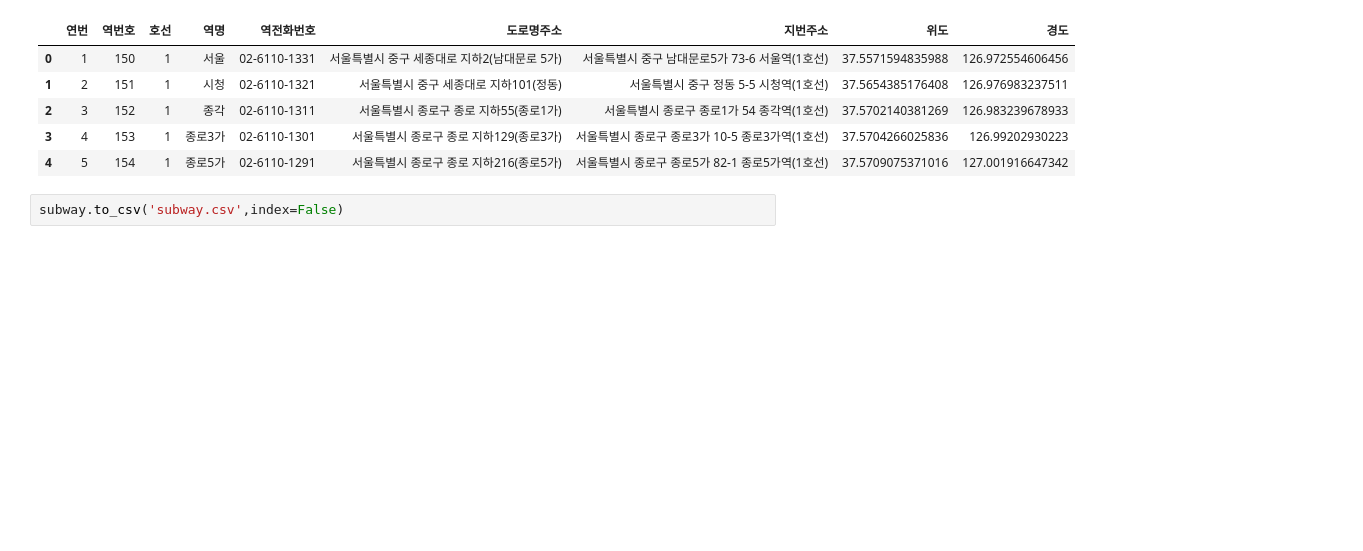
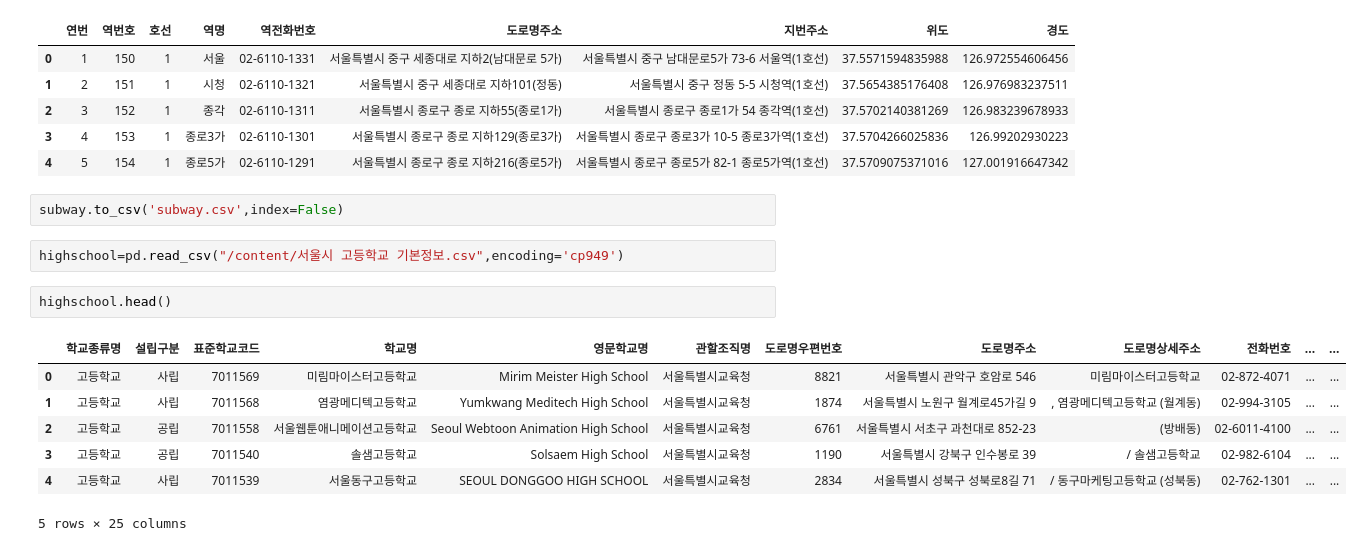
Before and after one commit to b00kkk/bikeseoul, a Jupyter notebook: seoulbike_processing.ipynb, the cells around one changed output. Saved outputs shown, nothing was run; the diff lists cells and outputs as text; blank space fills up the shorter version.

```diff
--- a/seoulbike_processing.ipynb
+++ b/seoulbike_processing.ipynb
@@ -279,3 +270,15 @@ subway.head()
 | 4 | 5 | 154 | 1 | 종로5가 | 02-6110-1291 | 서울특별시 종로구 종로 지하216(종로5가) | 서울특별시 종로구 종로5가 82-1 종로5가역(1호선) | 37.5709075371016 | 127.001916647342 |
 # %%
 subway.to_csv('subway.csv',index=False)
+# %%
+highschool=pd.read_csv("/content/서울시 고등학교 기본정보.csv",encoding='cp949')
+# %%
+highschool.head()
+# %% [output]
+|  | 학교종류명 | 설립구분 | 표준학교코드 | 학교명 | 영문학교명 | 관할조직명 | 도로명우편번호 | 도로명주소 | 도로명상세주소 | 전화번호 | ... | ... |
+| 0 | 고등학교 | 사립 | 7011569 | 미림마이스터고등학교 | Mirim Meister High School | 서울특별시교육청 | 8821 | 서울특별시 관악구 호암로 546 | 미림마이스터고등학교 | 02-872-4071 | ... | ... |
+| 1 | 고등학교 | 사립 | 7011568 | 염광메디텍고등학교 | Yumkwang Meditech High School | 서울특별시교육청 | 1874 | 서울특별시 노원구 월계로45가길 9 | , 염광메디텍고등학교 (월계동) | 02-994-3105 | ... | ... |
+| 2 | 고등학교 | 공립 | 7011558 | 서울웹툰애니메이션고등학교 | Seoul Webtoon Animation High School | 서울특별시교육청 | 6761 | 서울특별시 서초구 과천대로 852-23 | (방배동) | 02-6011-4100 | ... | ... |
+| 3 | 고등학교 | 공립 | 7011540 | 솔샘고등학교 | Solsaem High School | 서울특별시교육청 | 1190 | 서울특별시 강북구 인수봉로 39 | / 솔샘고등학교 | 02-982-6104 | ... | ... |
+| 4 | 고등학교 | 사립 | 7011539 | 서울동구고등학교 | SEOUL DONGGOO HIGH SCHOOL | 서울특별시교육청 | 2834 | 서울특별시 성북구 성북로8길 71 | / 동구마케팅고등학교 (성북동) | 02-762-1301 | ... | ... |
+5 rows × 25 columns
```
Also changed, not shown: parts of 16 cells of this notebook.
